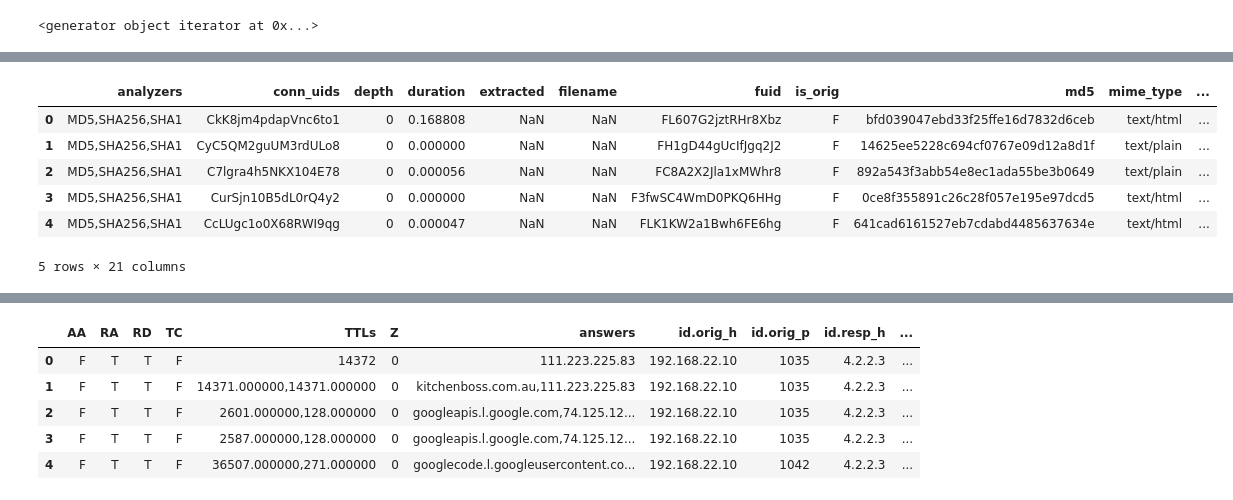
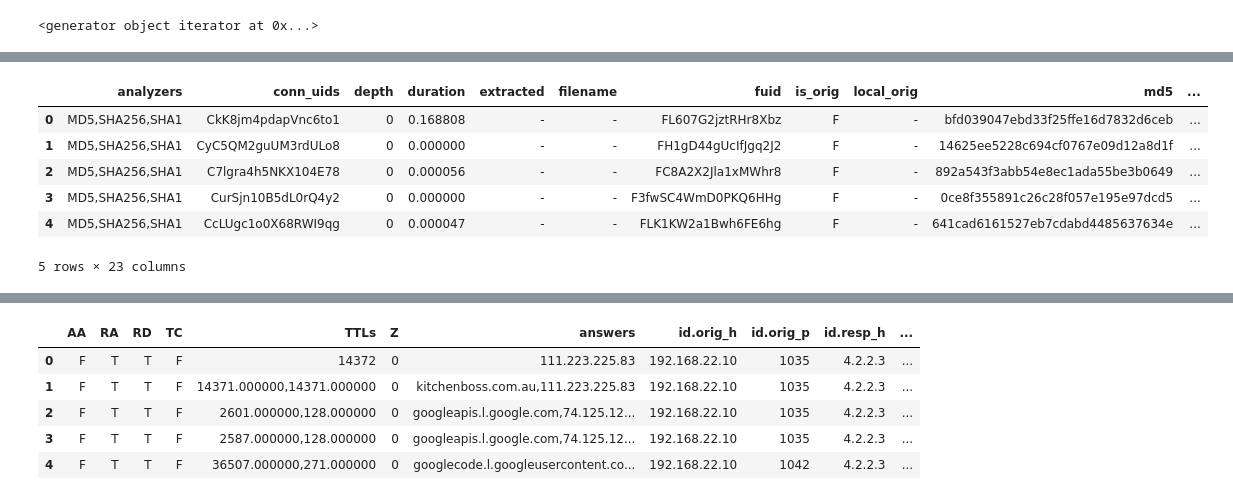
Before and after one commit to ollie314/workbench, a Jupyter notebook: notebooks/PCAP_DriveBy.ipynb, the cells around one changed output, grey strips where cells are left out. Cells and saved outputs as stored; diff of their text form; code cells hidden in the pictures.

```diff
--- a/notebooks/PCAP_DriveBy.ipynb
+++ b/notebooks/PCAP_DriveBy.ipynb
@@ -129,29 +129,20 @@ Putting out data into a Pandas Dataframe opens up a new world and enables tons o
 # %%
 import pandas as pd
 
 # Okay take the generators returned by stream_sample and efficiently create dataframes
 # LIKE BUTTER I TELL YOU!
 dns_df = pd.DataFrame(dns_log)
 http_df = pd.DataFrame(http_log)
 files_df = pd.DataFrame(files_log)
-
-# Some dataframe cleanup (Bro puts '-' for stuff it doesn't know)
-import numpy as np
-dns_df.replace('-', np.nan, inplace=True)
-dns_df.dropna(axis=[0,1], how='all', inplace=True)
-http_df.replace('-', np.nan, inplace=True)
-http_df.dropna(axis=[0,1], how='all', inplace=True)
-files_df.replace('-', np.nan, inplace=True)
-files_df.dropna(axis=[0,1], how='all', inplace=True)
 files_df.head()
 # %% [output]
-|  | analyzers | conn_uids | depth | duration | extracted | filename | fuid | is_orig | md5 | mime_type | ... |
-| 0 | MD5,SHA256,SHA1 | CkK8jm4pdapVnc6to1 | 0 | 0.168808 | NaN | NaN | FL607G2jztRHr8Xbz | F | bfd039047ebd33f25ffe16d7832d6ceb | text/html | ... |
-| 1 | MD5,SHA256,SHA1 | CyC5QM2guUM3rdULo8 | 0 | 0.000000 | NaN | NaN | FH1gD44gUcIfJgq2J2 | F | 14625ee5228c694cf0767e09d12a8d1f | text/plain | ... |
-| 2 | MD5,SHA256,SHA1 | C7lgra4h5NKX104E78 | 0 | 0.000056 | NaN | NaN | FC8A2X2Jla1xMWhr8 | F | 892a543f3abb54e8ec1ada55be3b0649 | text/plain | ... |
-| 3 | MD5,SHA256,SHA1 | CurSjn10B5dL0rQ4y2 | 0 | 0.000000 | NaN | NaN | F3fwSC4WmD0PKQ6HHg | F | 0ce8f355891c26c28f057e195e97dcd5 | text/html | ... |
-| 4 | MD5,SHA256,SHA1 | CcLUgc1o0X68RWI9qg | 0 | 0.000047 | NaN | NaN | FLK1KW2a1Bwh6FE6hg | F | 641cad6161527eb7cdabd4485637634e | text/html | ... |
+|  | analyzers | conn_uids | depth | duration | extracted | filename | fuid | is_orig | local_orig | md5 | ... |
+| 0 | MD5,SHA256,SHA1 | CkK8jm4pdapVnc6to1 | 0 | 0.168808 | - | - | FL607G2jztRHr8Xbz | F | - | bfd039047ebd33f25ffe16d7832d6ceb | ... |
+| 1 | MD5,SHA256,SHA1 | CyC5QM2guUM3rdULo8 | 0 | 0.000000 | - | - | FH1gD44gUcIfJgq2J2 | F | - | 14625ee5228c694cf0767e09d12a8d1f | ... |
+| 2 | MD5,SHA256,SHA1 | C7lgra4h5NKX104E78 | 0 | 0.000056 | - | - | FC8A2X2Jla1xMWhr8 | F | - | 892a543f3abb54e8ec1ada55be3b0649 | ... |
+| 3 | MD5,SHA256,SHA1 | CurSjn10B5dL0rQ4y2 | 0 | 0.000000 | - | - | F3fwSC4WmD0PKQ6HHg | F | - | 0ce8f355891c26c28f057e195e97dcd5 | ... |
+| 4 | MD5,SHA256,SHA1 | CcLUgc1o0X68RWI9qg | 0 | 0.000047 | - | - | FLK1KW2a1Bwh6FE6hg | F | - | 641cad6161527eb7cdabd4485637634e | ... |
-5 rows × 21 columns
+5 rows × 23 columns
 # %% [markdown]
 <div style="float: left; margin: 0px 0px 0px 0px"><img src="files/images/confused.jpg" width="350px"></div>
 
```
Also changed, not shown: parts of 2 cells of this notebook.
